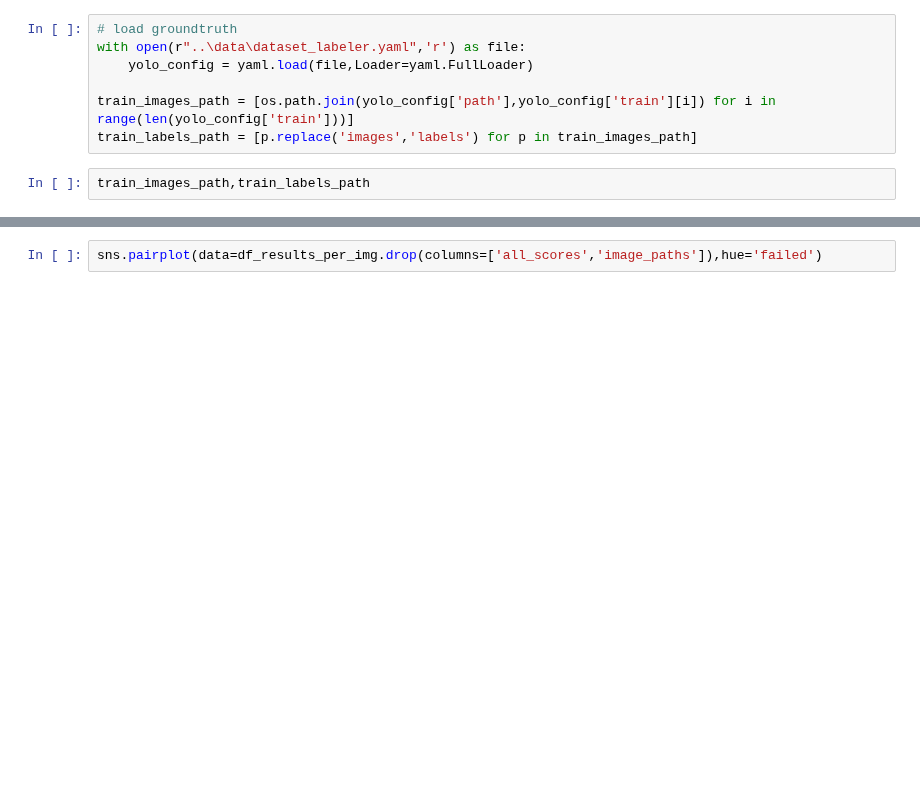
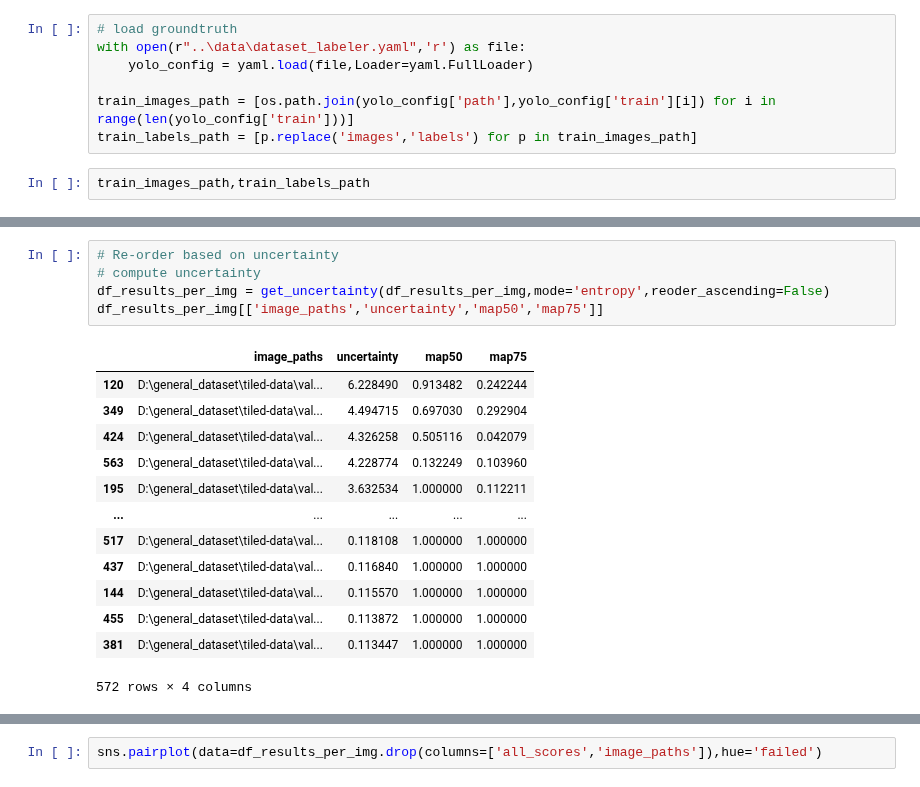
Before and after one commit to FadelMamar/datalabeling, a Jupyter notebook: notebooks/extra_datasets_creation.ipynb, the cells around one changed output, grey strips where cells are left out. Saved outputs shown, nothing was run; the diff lists cells and outputs as text; blank space fills up the shorter version.

Commit message:
adding predictions uncertainty measures

```diff
--- a/notebooks/extra_datasets_creation.ipynb
+++ b/notebooks/extra_datasets_creation.ipynb
@@ -653,0 +720,19 @@ df_results_per_img
+# %%
+# Re-order based on uncertainty
+# compute uncertainty
+df_results_per_img = get_uncertainty(df_results_per_img,mode='entropy',reoder_ascending=False)
+df_results_per_img[['image_paths','uncertainty','map50','map75']]
+# %% [output]
+|  | image_paths | uncertainty | map50 | map75 |
+| 120 | D:\general_dataset\tiled-data\val... | 6.228490 | 0.913482 | 0.242244 |
+| 349 | D:\general_dataset\tiled-data\val... | 4.494715 | 0.697030 | 0.292904 |
+| 424 | D:\general_dataset\tiled-data\val... | 4.326258 | 0.505116 | 0.042079 |
+| 563 | D:\general_dataset\tiled-data\val... | 4.228774 | 0.132249 | 0.103960 |
+| 195 | D:\general_dataset\tiled-data\val... | 3.632534 | 1.000000 | 0.112211 |
+| ... | ... | ... | ... | ... |
+| 517 | D:\general_dataset\tiled-data\val... | 0.118108 | 1.000000 | 1.000000 |
+| 437 | D:\general_dataset\tiled-data\val... | 0.116840 | 1.000000 | 1.000000 |
+| 144 | D:\general_dataset\tiled-data\val... | 0.115570 | 1.000000 | 1.000000 |
+| 455 | D:\general_dataset\tiled-data\val... | 0.113872 | 1.000000 | 1.000000 |
+| 381 | D:\general_dataset\tiled-data\val... | 0.113447 | 1.000000 | 1.000000 |
+572 rows × 4 columns
```
Also changed, not shown: parts of 10 cells of this notebook, 2 other files.
